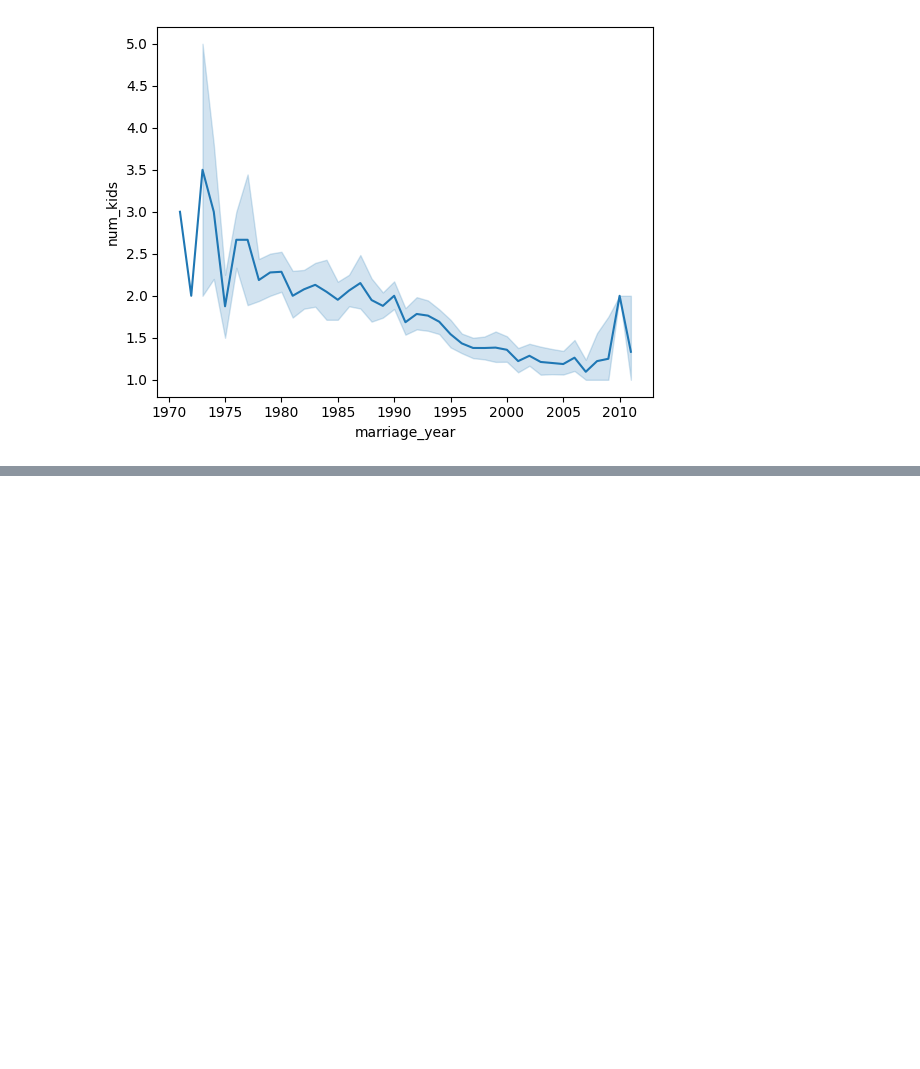
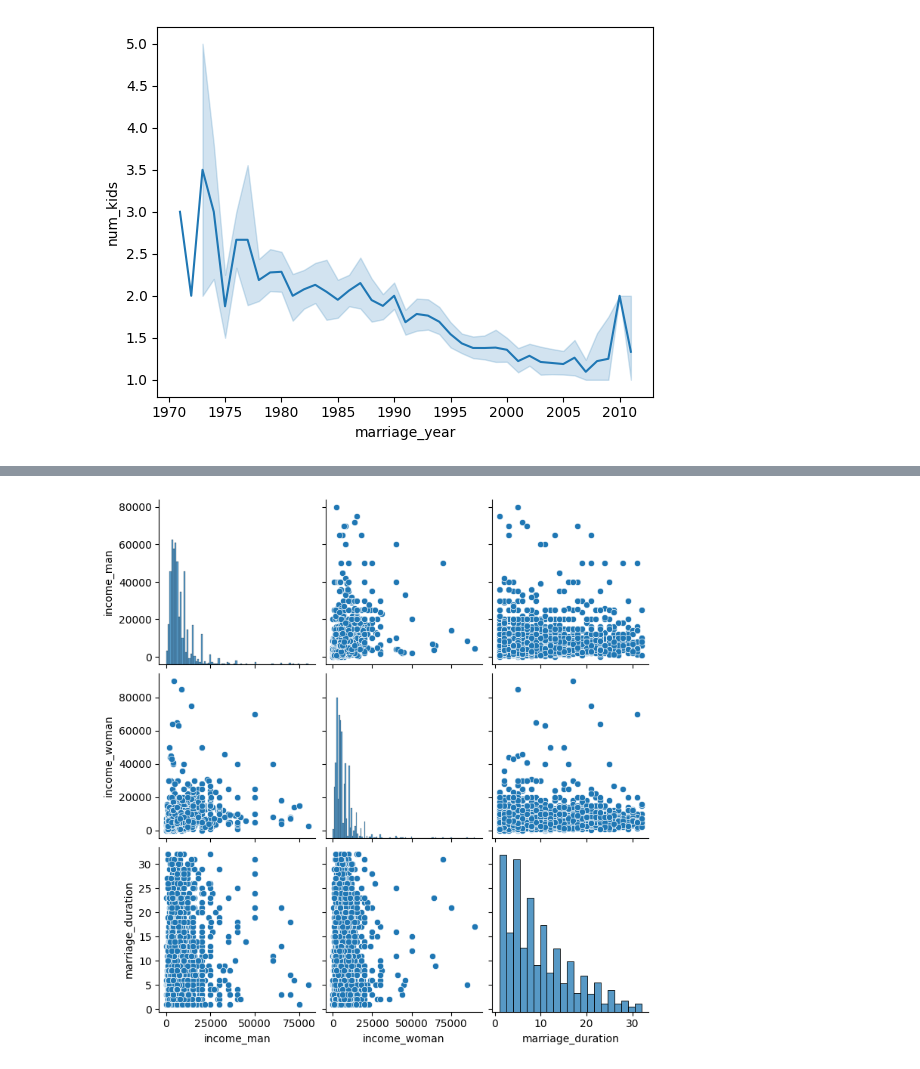
Before and after one commit to shreyasstha/data, a Jupyter notebook: EDA.ipynb, the cells around one changed output, grey strips where cells are left out. Saved outputs shown, nothing was run; the diff lists cells and outputs as text; code cells hidden in the pictures; blank space fills up the shorter version.

```diff
--- a/EDA.ipynb
+++ b/EDA.ipynb
@@ -891,0 +924,5 @@ plt.show()
+# %%
+sns.pairplot(data=divorce, vars=["income_man", "income_woman", "marriage_duration"]) #for specific
+plt.show()
+# %% [output]
+[figure, added]
```
Also changed, not shown: parts of 10 cells of this notebook.
